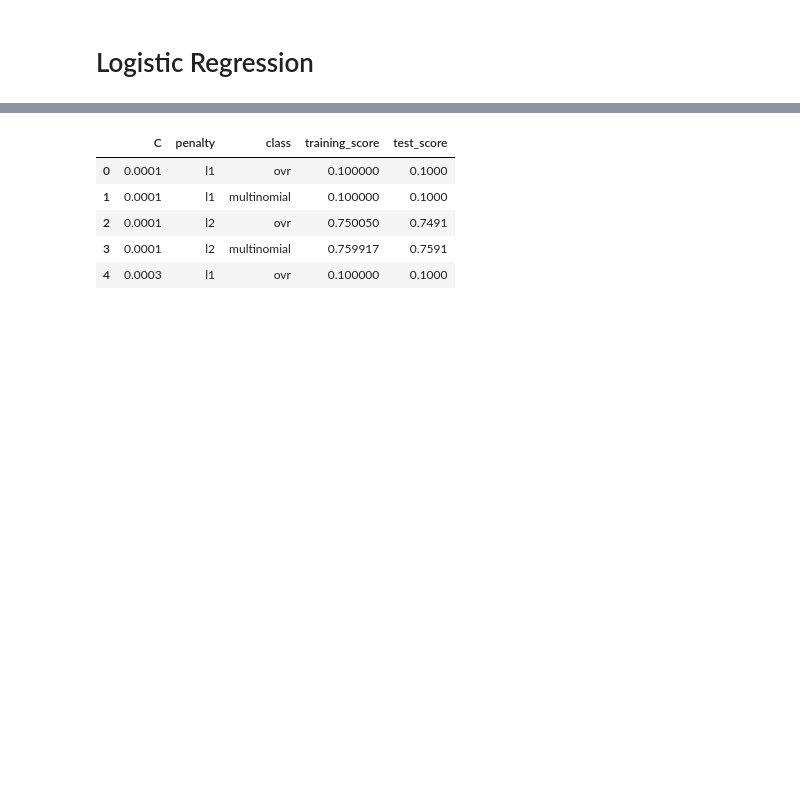
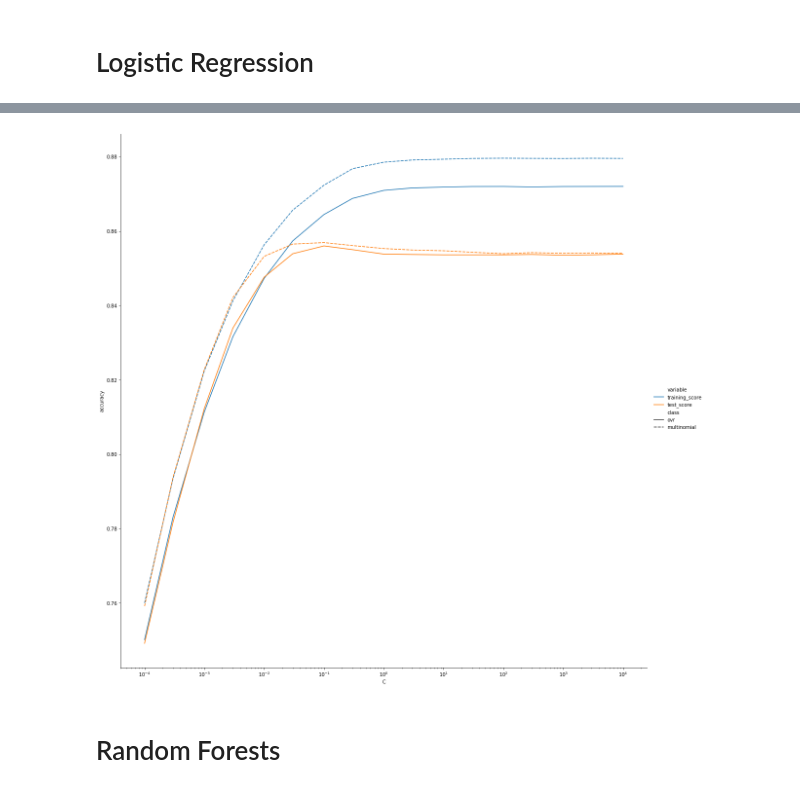
Before and after one commit to piyushnarang/ml-notebooks, a Jupyter notebook: kaggle/fashion-mnist/Fashion MNIST.ipynb, the cells around one changed output, grey strips where cells are left out. Drawn from its saved outputs; the diff is of its cells as text; code cells hidden in the pictures; blank space fills up the shorter version.

```diff
--- a/kaggle/fashion-mnist/Fashion MNIST.ipynb
+++ b/kaggle/fashion-mnist/Fashion MNIST.ipynb
@@ -148,7 +175,7 @@ for c in Cs:
     for penalty in penalties:
         for multi_class in multi_classes:
             print ("Trying out LR with C: {}, penalty: {}, class: {}".format(c, penalty, multi_class))
-            lr = LogisticRegression(penalty = penalty, C = c, solver='saga',multi_class=multi_class, n_jobs = 4)
+            lr = LogisticRegression(penalty = penalty, C = c, solver='saga',multi_class=multi_class, n_jobs = -1)
             lr.fit(X_train, Y_train)
             print ("Scoring LR ...")
             train_score = lr.score(X_train, Y_train)
@@ -211,11 +247,2 @@ old_values_dict = values_dict
 # %%
-df = pd.DataFrame(old_values_dict)
+lr_dataframe = pd.DataFrame(values_dict)
-# %%
-df.head()
-# %% [output]
-|  | C | penalty | class | training_score | test_score |
-| 0 | 0.0001 | l1 | ovr | 0.100000 | 0.1000 |
-| 1 | 0.0001 | l1 | multinomial | 0.100000 | 0.1000 |
-| 2 | 0.0001 | l2 | ovr | 0.750050 | 0.7491 |
-| 3 | 0.0001 | l2 | multinomial | 0.759917 | 0.7591 |
-| 4 | 0.0003 | l1 | ovr | 0.100000 | 0.1000 |
@@ -221,0 +251,14 @@ df.head()
+# %%
+lr_l2_dataframe = lr_dataframe.loc[df['penalty'] == 'l2']
+# %%
+g = sns.relplot(x="C", y = 'value', hue="variable",
+            style="class",
+            kind="line", height = 16.0,
+            data=lr_l2_dataframe.melt(id_vars=['C', 'penalty', 'class']))
+g.fig.get_axes()[0].set_ylabel('accuracy')
+g.fig.get_axes()[0].set_xscale('log')
+plt.show()
+# %% [output]
+[figure, added]
+# %% [markdown]
+# Random Forests
```
Also changed, not shown: parts of 29 cells of this notebook.
